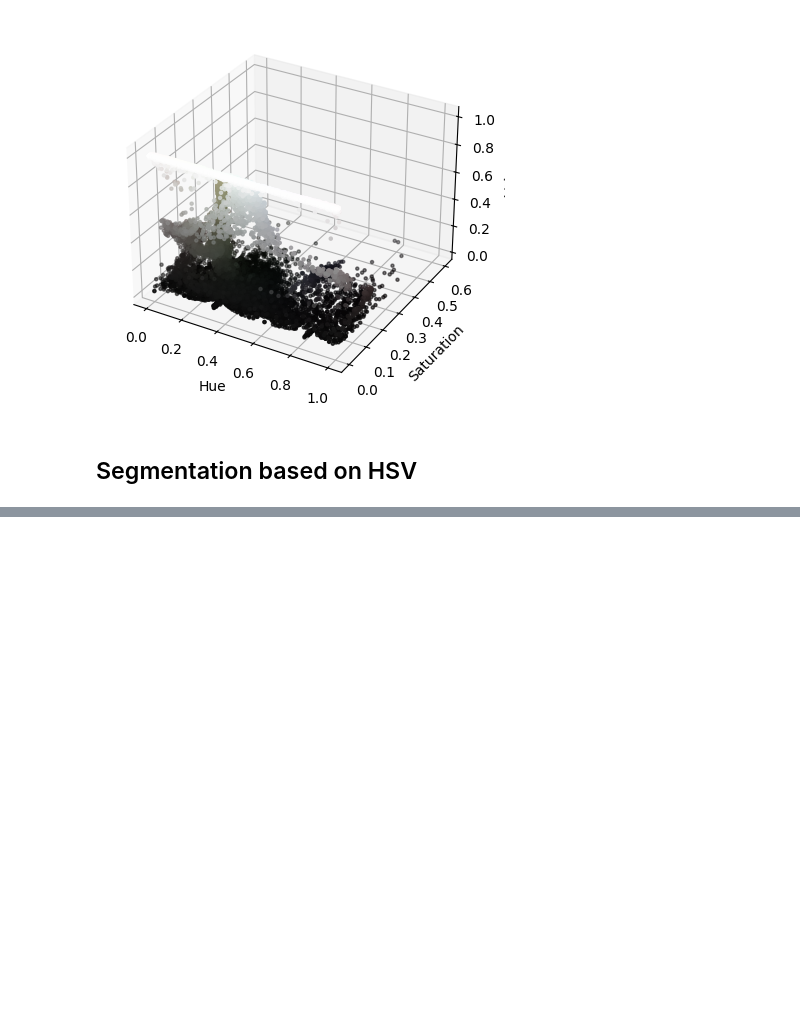
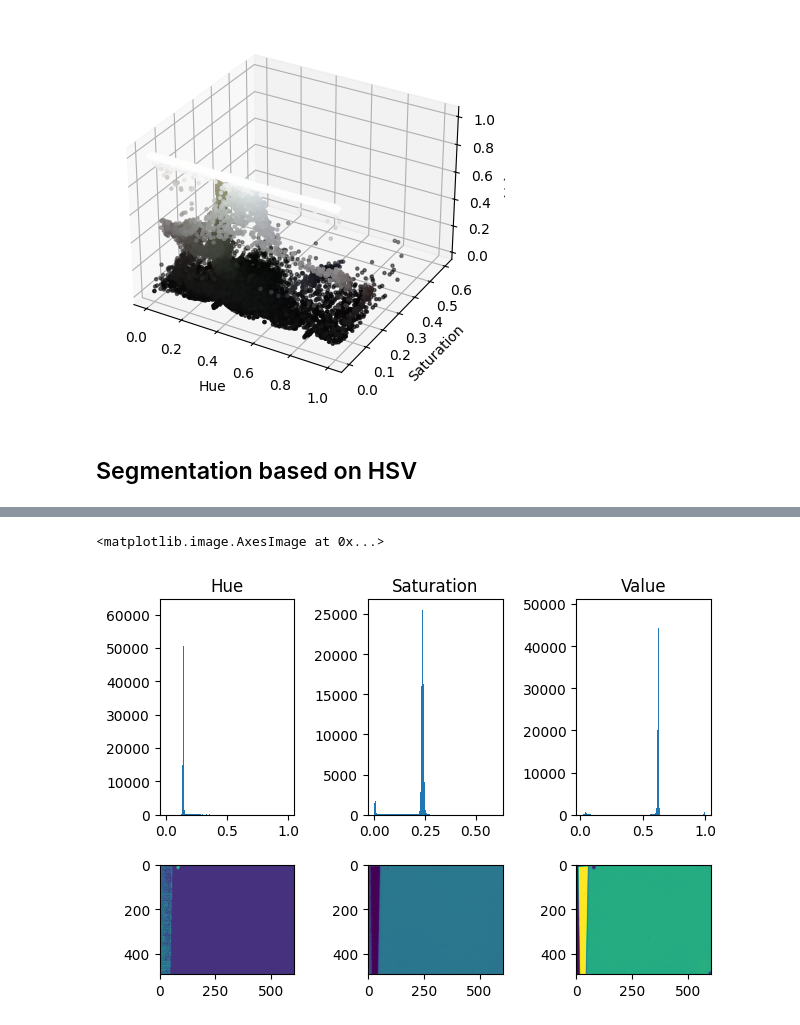
Before and after one commit to LuisOlivaresJ/Dosepy, a Jupyter notebook: src/Dosepy/tools/to_do_progress.ipynb, the cells around one changed output, grey strips where cells are left out. Cells and saved outputs as stored; diff of their text form; code cells hidden in the pictures; blank space fills up the shorter version.

```diff
--- a/src/Dosepy/tools/to_do_progress.ipynb
+++ b/src/Dosepy/tools/to_do_progress.ipynb
@@ -116,0 +138,21 @@ plt.imshow(film)
+# %%
+fig = plt.figure(tight_layout=True)
+ax1 = fig.add_subplot(231)
+ax2 = fig.add_subplot(232)
+ax3 = fig.add_subplot(233)
+ax4 = fig.add_subplot(234)
+ax5 = fig.add_subplot(235)
+ax6 = fig.add_subplot(236)
+
+ax1.hist(h.ravel(), 512)
+ax1.set_title("Hue")
+ax2.hist(s.ravel(), 512)
+ax2.set_title("Saturation")
+ax3.hist(v.ravel(), 512)
+ax3.set_title("Value")
+ax4.imshow(h)
+ax5.imshow(s)
+ax6.imshow(v)
+# %% [output]
+<matplotlib.image.AxesImage at 0x...>
+[figure, added]
```
Also changed, not shown: parts of 7 cells of this notebook.
